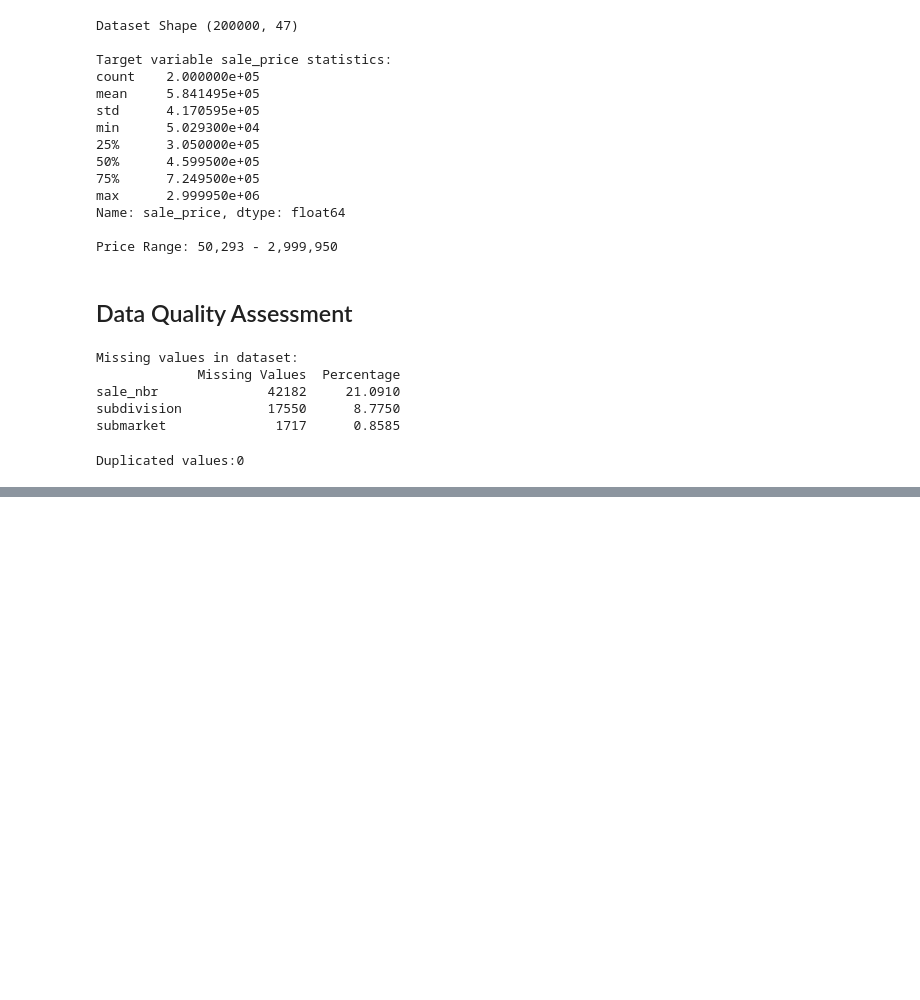
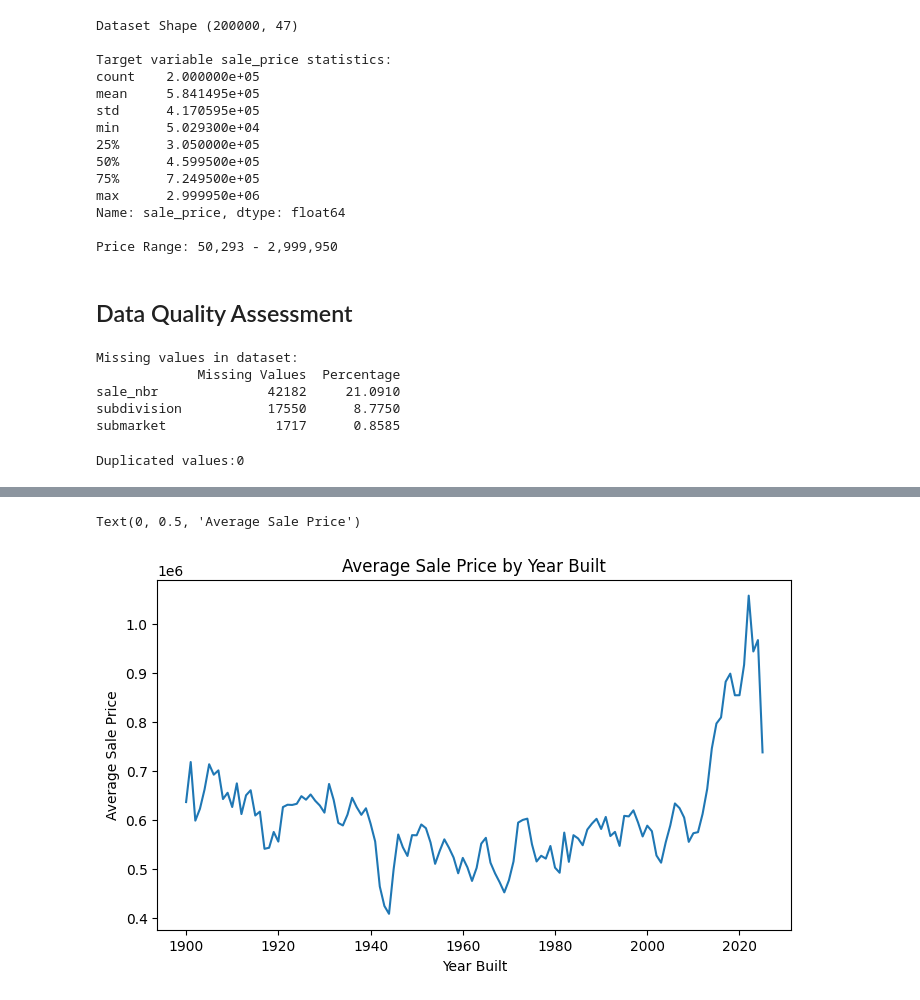
Before and after one commit to Shally-1997/project_house_prediction, a Jupyter notebook: house_price_prediction.ipynb, the cells around one changed output, grey strips where cells are left out. Drawn from its saved outputs; the diff is of its cells as text; code cells hidden in the pictures; blank space fills up the shorter version.

```diff
--- a/house_price_prediction.ipynb
+++ b/house_price_prediction.ipynb
@@ -57,0 +101,11 @@ Duplicated values:0
+# %%
+# Price by year
+plt.figure(figsize=(18,10))
+plt.subplot(2, 2, 3)
+df.groupby('year_built')['sale_price'].mean().plot(kind='line')
+plt.title('Average Sale Price by Year Built')
+plt.xlabel('Year Built')
+plt.ylabel('Average Sale Price')
+# %% [output]
+Text(0, 0.5, 'Average Sale Price')
+[figure, added]
```
Also changed, not shown: parts of 14 cells of this notebook, 1 other file.
